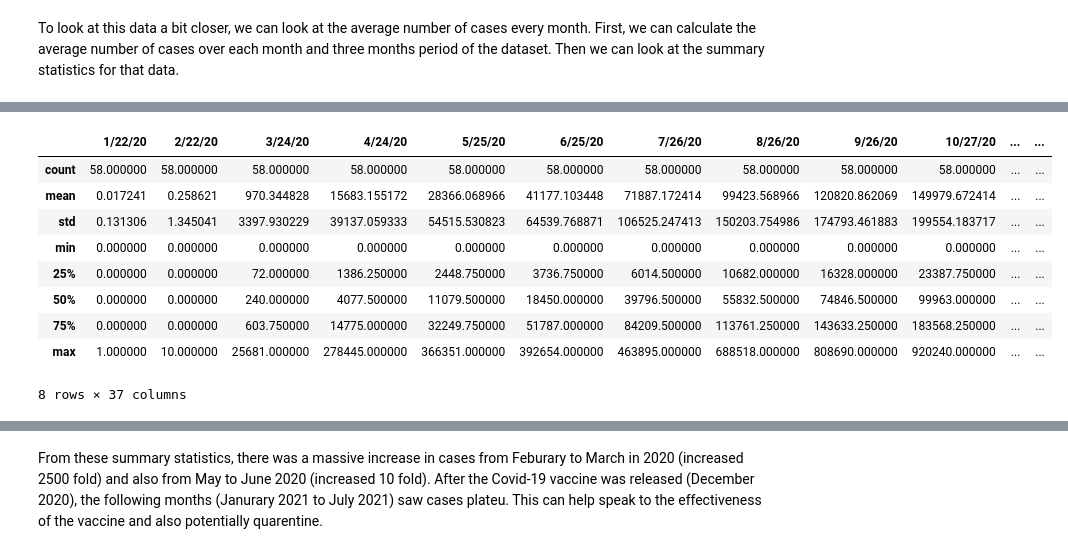
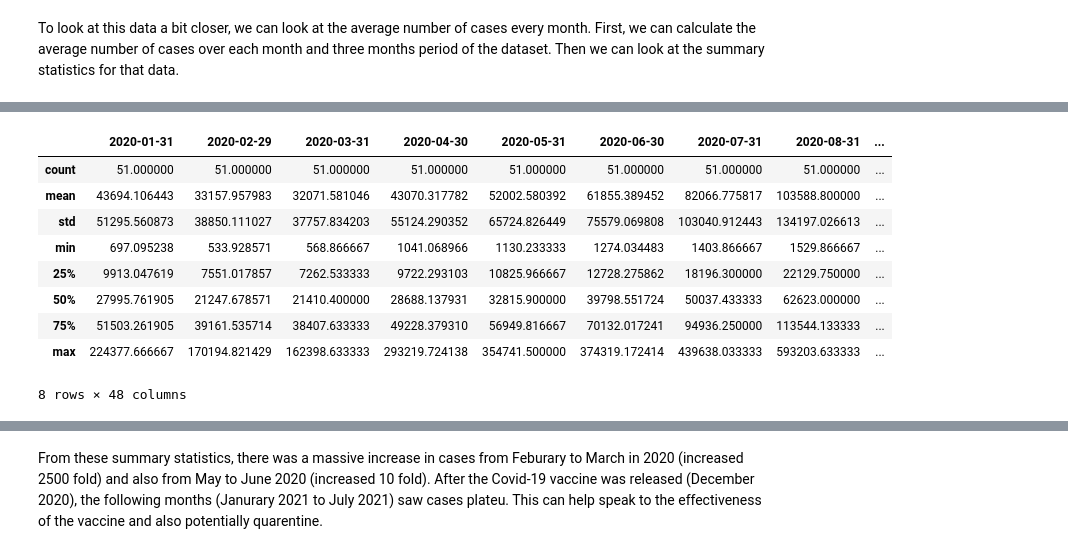
Before and after one commit to criviere1/criviere1.github.io, a Jupyter notebook: Milestone1.ipynb, the cells around one changed output, grey strips where cells are left out. Drawn from its saved outputs; the diff is of its cells as text; code cells hidden in the pictures.

```diff
--- a/Milestone1.ipynb
+++ b/Milestone1.ipynb
@@ -105,6 +101,6 @@ hesitancy_df.plot.scatter(x=['Percent non-Hispanic White'], y='Social Vulnerabil
 This data is from the COVID-19 Data Repository by the Center for Systems Science and Engineering (CSSE) at Johns Hopkins University. Over the course of three years, (1/22/20 to 3/9/23) data on the daily confirmed cases, deaths, and recoveries from Covid-19 were published to this Github repository: https://github.com/CSSEGISandData/COVID-19.git. The data is reported by city and state, but for ease, we chose to look at the state level so rows were aggregated to one row per state (or territory). Additionally, this dataset is being used to look at Covid-19 cases over time (dates), all other columns were dropped.
 # %%
 confirmed_df = pd.read_csv("/Users/colletteriviere/CMPS3160_FinalProject/datasets/time_series_covid19_confirmed_US.csv")
-confirmed_df.drop(columns=['iso2','iso3','code3','FIPS','Country_Region','Lat','Long_','UID'], inplace=True)
+confirmed_df.drop(columns=['iso2','iso3','code3','FIPS','Country_Region','Lat','Long_','UID','Admin2','Combined_Key'], inplace=True)
 confirmed_df.head()
 # %% [output]
@@ -118,2 +113,0 @@ confirmed_df.head()
-# %%
-confirmed_df.drop(columns=['Admin2','Province_State','Combined_Key'],inplace=True)
@@ -261,0 +168,5 @@ confirmed_state_by_day
+# %%
+confirmed_state_by_day = confirmed_df.groupby('Province_State').sum()
+confirmed_state_by_day.drop(labels=['American Samoa','Diamond Princess','Grand Princess', 'Guam','Northern Mariana Islands','Puerto Rico','Virgin Islands'], axis='index', inplace=True)
+confirmed_state_by_day.rename(us_state_to_abbrev, inplace=True)
+confirmed_state_by_day
@@ -300,0 +210,4 @@ confirmed_state_by_day.T.rolling(window=1,step=31).mean().T
+# %%
+confirmed_state_by_day.columns = pd.to_datetime(confirmed_state_by_day.columns, dayfirst=True, format='mixed')
+confirmed_day = confirmed_state_by_day
+confirmed_day
@@ -301,14 +234,15 @@ confirmed_state_by_day.T.rolling(window=1,step=31).mean().T
 # %%
 # month average
-confirmed_state_by_day.T.rolling(window=1,step=31).mean().T.describe()
+onemonthaverage = confirmed_day.T.resample('1M').mean().T
+onemonthaverage.describe()
 # %% [output]
-|  | 1/22/20 | 2/22/20 | 3/24/20 | 4/24/20 | 5/25/20 | 6/25/20 | 7/26/20 | 8/26/20 | 9/26/20 | 10/27/20 | ... | ... |
-| count | 58.000000 | 58.000000 | 58.000000 | 58.000000 | 58.000000 | 58.000000 | 58.000000 | 58.000000 | 58.000000 | 58.000000 | ... | ... |
-| mean | 0.017241 | 0.258621 | 970.344828 | 15683.155172 | 28366.068966 | 41177.103448 | 71887.172414 | 99423.568966 | 120820.862069 | 149979.672414 | ... | ... |
-| std | 0.131306 | 1.345041 | 3397.930229 | 39137.059333 | 54515.530823 | 64539.768871 | 106525.247413 | 150203.754986 | 174793.461883 | 199554.183717 | ... | ... |
-| min | 0.000000 | 0.000000 | 0.000000 | 0.000000 | 0.000000 | 0.000000 | 0.000000 | 0.000000 | 0.000000 | 0.000000 | ... | ... |
-| 25% | 0.000000 | 0.000000 | 72.000000 | 1386.250000 | 2448.750000 | 3736.750000 | 6014.500000 | 10682.000000 | 16328.000000 | 23387.750000 | ... | ... |
-| 50% | 0.000000 | 0.000000 | 240.000000 | 4077.500000 | 11079.500000 | 18450.000000 | 39796.500000 | 55832.500000 | 74846.500000 | 99963.000000 | ... | ... |
-| 75% | 0.000000 | 0.000000 | 603.750000 | 14775.000000 | 32249.750000 | 51787.000000 | 84209.500000 | 113761.250000 | 143633.250000 | 183568.250000 | ... | ... |
-| max | 1.000000 | 10.000000 | 25681.000000 | 278445.000000 | 366351.000000 | 392654.000000 | 463895.000000 | 688518.000000 | 808690.000000 | 920240.000000 | ... | ... |
+|  | 2020-01-31 | 2020-02-29 | 2020-03-31 | 2020-04-30 | 2020-05-31 | 2020-06-30 | 2020-07-31 | 2020-08-31 | ... |
+| count | 51.000000 | 51.000000 | 51.000000 | 51.000000 | 51.000000 | 51.000000 | 51.000000 | 51.000000 | ... |
+| mean | 43694.106443 | 33157.957983 | 32071.581046 | 43070.317782 | 52002.580392 | 61855.389452 | 82066.775817 | 103588.800000 | ... |
+| std | 51295.560873 | 38850.111027 | 37757.834203 | 55124.290352 | 65724.826449 | 75579.069808 | 103040.912443 | 134197.026613 | ... |
+| min | 697.095238 | 533.928571 | 568.866667 | 1041.068966 | 1130.233333 | 1274.034483 | 1403.866667 | 1529.866667 | ... |
+| 25% | 9913.047619 | 7551.017857 | 7262.533333 | 9722.293103 | 10825.966667 | 12728.275862 | 18196.300000 | 22129.750000 | ... |
+| 50% | 27995.761905 | 21247.678571 | 21410.400000 | 28688.137931 | 32815.900000 | 39798.551724 | 50037.433333 | 62623.000000 | ... |
+| 75% | 51503.261905 | 39161.535714 | 38407.633333 | 49228.379310 | 56949.816667 | 70132.017241 | 94936.250000 | 113544.133333 | ... |
+| max | 224377.666667 | 170194.821429 | 162398.633333 | 293219.724138 | 354741.500000 | 374319.172414 | 439638.033333 | 593203.633333 | ... |
-8 rows × 37 columns
+8 rows × 48 columns
```
Also changed, not shown: parts of 13 cells of this notebook.
